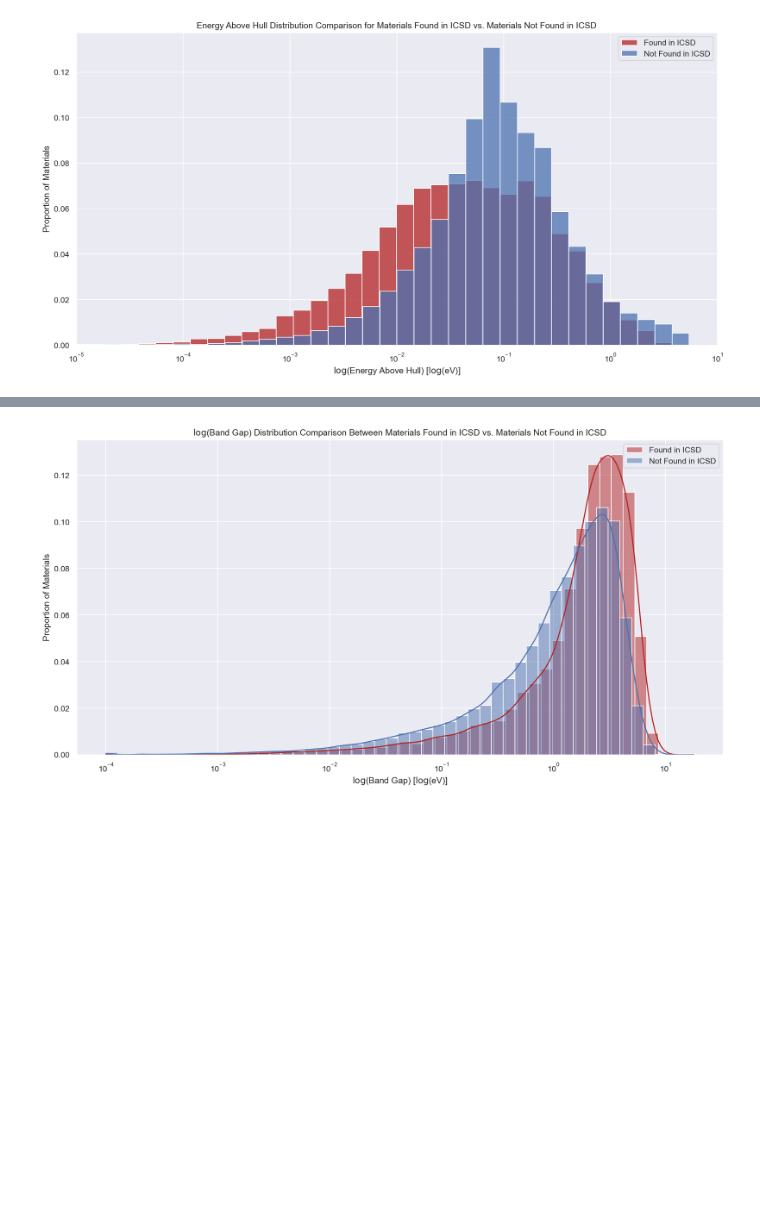
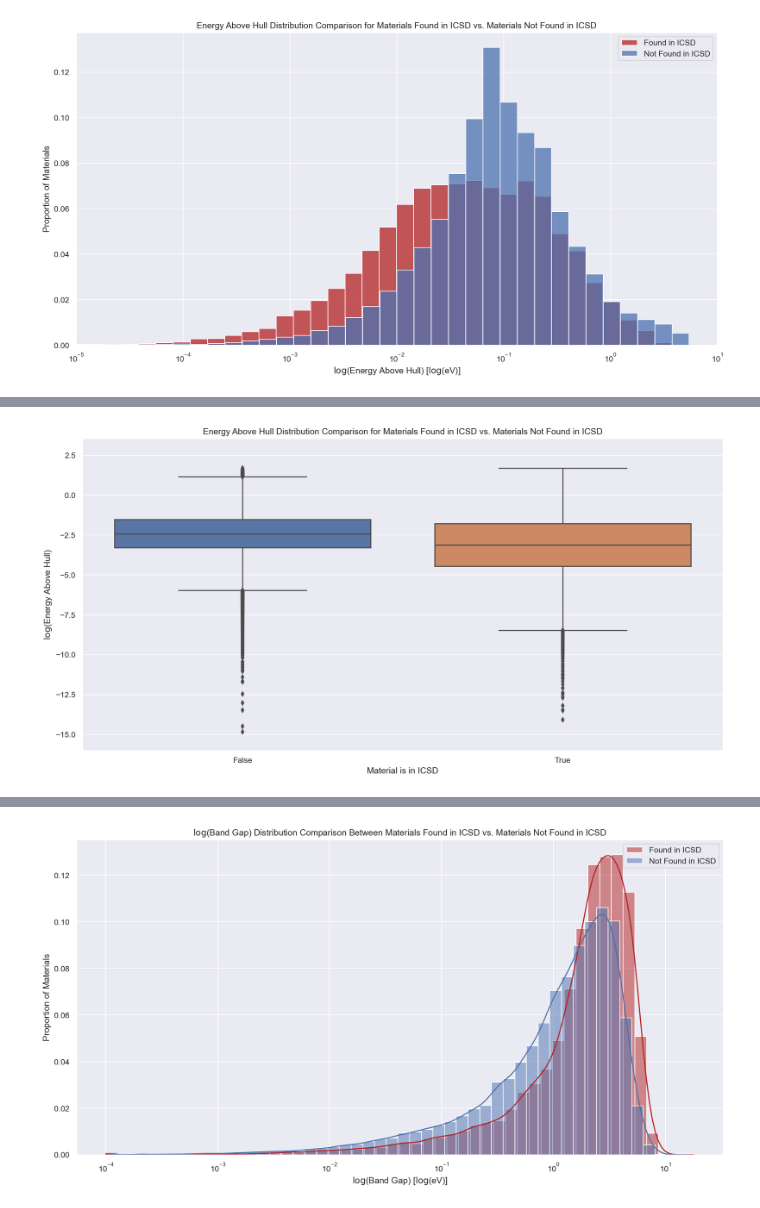
Before and after one commit to Adam-Sedlak/AGURP-Spring-2021, a Jupyter notebook: MPD Mini-Project Sample.ipynb, the cells around one changed output, grey strips where cells are left out. Drawn from its saved outputs; the diff is of its cells as text; code cells hidden in the pictures; blank space fills up the shorter version.

```diff
--- a/MPD Mini-Project Sample.ipynb
+++ b/MPD Mini-Project Sample.ipynb
@@ -59,0 +61,7 @@ Search returned 77660 material(s)
+# %%
+in_icsd['in_icsd'] = True
+not_in_icsd['in_icsd'] = False
+
+all_data = pd.concat([in_icsd, not_in_icsd], ignore_index=True)
+
+display(all_data.head())
@@ -82,0 +104,9 @@ plt.legend();
+# %%
+sns.boxplot(x = "in_icsd", y = np.log(all_data[all_data["e_above_hull"] > 0]['e_above_hull']), data=all_data)
+
+plt.ylim(bottom = -16)
+plt.title('Energy Above Hull Distribution Comparison for Materials Found in ICSD vs. Materials Not Found in ICSD')
+plt.xlabel('Material is in ICSD')
+plt.ylabel('$\log$(Energy Above Hull)');
+# %% [output]
+[figure, added]
```
Also changed, not shown: parts of 9 cells of this notebook.
